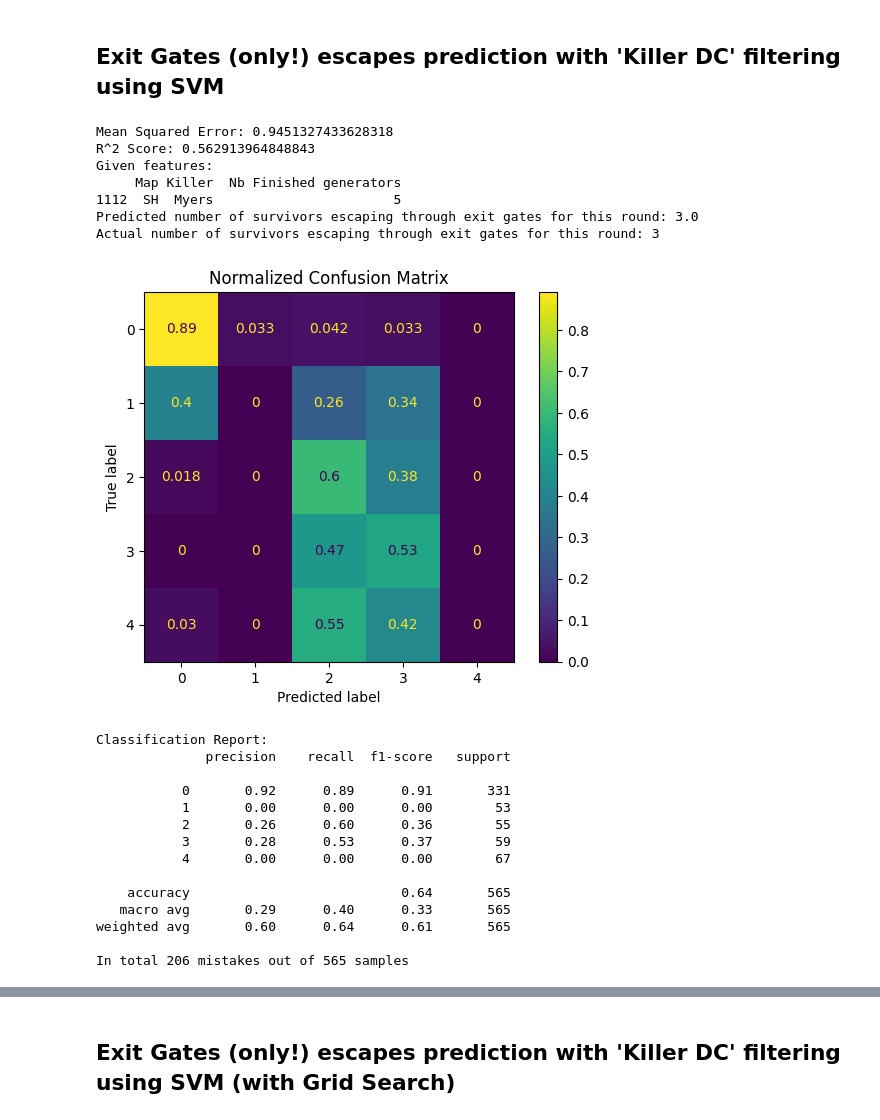
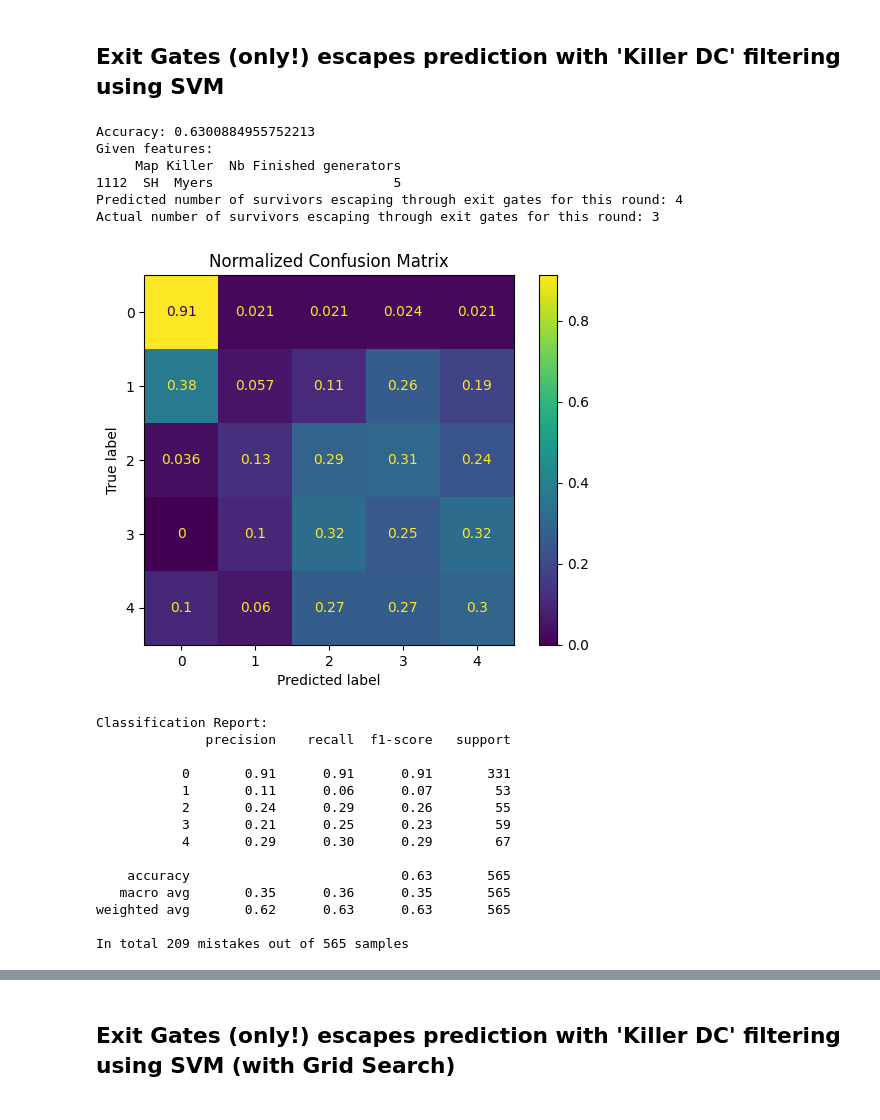
Before and after one commit to doubavitch/Dead-by-Daylight-Predictions, a Jupyter notebook: Dead by Daylight Predictions.ipynb, the cells around one changed output, grey strips where cells are left out. Drawn from its saved outputs; the diff is of its cells as text; code cells hidden in the pictures.

Commit message:
added explanations and win/loss predictions

```diff
--- a/Dead by Daylight Predictions.ipynb
+++ b/Dead by Daylight Predictions.ipynb
@@ -478,6 +650,21 @@ Actual: 4, Predicted: 1.0
 # %% [markdown]
 ## Exit Gates (only!) escapes prediction with 'Killer DC' filtering using SVM
 # %%
+import pandas as pd
+import numpy as np
+from sklearn.compose import ColumnTransformer
+from sklearn.ensemble import RandomForestClassifier
+from sklearn.metrics import confusion_matrix, classification_report, ConfusionMatrixDisplay, roc_curve, auc
+from sklearn.model_selection import train_test_split
+from sklearn.pipeline import Pipeline
+from sklearn.preprocessing import OneHotEncoder, StandardScaler, label_binarize
+from sklearn.multiclass import OneVsRestClassifier
+import matplotlib.pyplot as plt
+from tqdm import tqdm
+
+# Load the dataset
+data = pd.read_csv('Dead by Daylight data.csv')
+
 # Filter out matches where 'Comments' contains 'Killer DC'
 data = data[~data['Comments'].str.contains('Killer DC', na=False)]
 
@@ -503,7 +690,7 @@ preprocessor = ColumnTransformer(
 # Create the model pipeline
 model = Pipeline(steps=[
     ('preprocessor', preprocessor),
-    ('regressor', SVR(kernel='rbf', C=1.0, epsilon=0.1)) #radial basis function kernel
+    ('classifier', OneVsRestClassifier(RandomForestClassifier(n_estimators=100, random_state=42)))
 ])
 
 # Split the data into training and testing sets
@@ -513,18 +700,15 @@ X_train, X_test, y_train, y_test = train_test_split(features, target, test_size=
 model.fit(X_train, y_train)
 
 # Make predictions
-y_pred = np.round(model.predict(X_test)).clip(0, 4)  # to have an integer between 0 and 4 as output
+y_pred = model.predict(X_test)
 
 # Evaluate the model
-mse = mean_squared_error(y_test, y_pred)
-r2 = r2_score(y_test, y_pred)
-
-print(f'Mean Squared Error: {mse}')
-print(f'R^2 Score: {r2}')
+accuracy = model.score(X_test, y_test)
+print(f'Accuracy: {accuracy}')
 
 # Example prediction
 example = X_test.iloc[0:1]
-predicted_exit_gate_escapes = np.round(model.predict(example)).clip(0, 4)
+predicted_exit_gate_escapes = model.predict(example)
 actual_exit_gate_escapes = y_test.iloc[0]
 print(f'Given features: \n{example}')
 print(f'Predicted number of survivors escaping through exit gates for this round: {predicted_exit_gate_escapes[0]}')
@@ -539,50 +723,73 @@ conf_matrix_normalized = conf_matrix.astype('float') / conf_matrix.sum(axis=1)[:
 
 disp = ConfusionMatrixDisplay(confusion_matrix=conf_matrix_normalized, display_labels=class_names)
 disp.plot(cmap='viridis')
 plt.title('Normalized Confusion Matrix')
 plt.show()
+
 # Classification Report
 print('Classification Report:')
 print(classification_report(y_test, y_pred))
 
 # Save the model
-#joblib.dump(model, 'dbd_exit_gate_escape_prediction_model_no_killer_dc_svm.pkl')
+# joblib.dump(model, 'dbd_exit_gate_escape_prediction_model_no_killer_dc_rf.pkl')
 
 # Error analysis
 err = []
 for i in range(len(y_test)):
     if y_test.iloc[i] != y_pred[i]:
         err.append(i)
 
 print(f'In total {len(err)} mistakes out of {len(y_test)} samples')
 
 for i in tqdm(range(len(err))):
     index = err[i]
     print(f'Mistake {i+1}:')
     print(f'Features: \n{X_test.iloc[index]}')
     print(f'Actual: {y_test.iloc[index]}, Predicted: {y_pred[index]}')
     print('-' * 50)
+
+# ROC Curve
+y_test_bin = label_binarize(y_test, classes=class_names)
+y_pred_prob = model.predict_proba(X_test)
+
+fpr = dict()
+tpr = dict()
+roc_auc = dict()
+for i in range(len(class_names)):
+    fpr[i], tpr[i], _ = roc_curve(y_test_bin[:, i], y_pred_prob[:, i])
+    roc_auc[i] = auc(fpr[i], tpr[i])
+
+plt.figure()
+for i in range(len(class_names)):
+    plt.plot(fpr[i], tpr[i], label=f'Class {i} (area = {roc_auc[i]:.2f})')
+plt.plot([0, 1], [0, 1], 'k--')
+plt.xlim([0.0, 1.0])
+plt.ylim([0.0, 1.05])
+plt.xlabel('False Positive Rate')
+plt.ylabel('True Positive Rate')
+plt.title('Receiver Operating Characteristic (ROC) Curves')
+plt.legend(loc='lower right')
+plt.show()
 # %% [output]
-Mean Squared Error: 0.9451327433628318
-R^2 Score: 0.562913964848843
+Accuracy: 0.6300884955752213
 Given features:
      Map Killer  Nb Finished generators
 1112  SH  Myers                       5
-Predicted number of survivors escaping through exit gates for this round: 3.0
+Predicted number of survivors escaping through exit gates for this round: 4
 Actual number of survivors escaping through exit gates for this round: 3
-[figure, old version]
+[figure, new version]
 Classification Report:
               precision    recall  f1-score   support
 
-           0       0.92      0.89      0.91       331
-           1       0.00      0.00      0.00        53
-           2       0.26      0.60      0.36        55
-           3       0.28      0.53      0.37        59
-           4       0.00      0.00      0.00        67
+           0       0.91      0.91      0.91       331
+           1       0.11      0.06      0.07        53
+           2       0.24      0.29      0.26        55
+           3       0.21      0.25      0.23        59
+           4       0.29      0.30      0.29        67
 
-    accuracy                           0.64       565
-   macro avg       0.29      0.40      0.33       565
-weighted avg       0.60      0.64      0.61       565
+    accuracy                           0.63       565
+   macro avg       0.35      0.36      0.35       565
+weighted avg       0.62      0.63      0.63       565
 
-In total 206 mistakes out of 565 samples
+In total 209 mistakes out of 565 samples
 Mistake 1:
```
Also changed, not shown: parts of 20 cells of this notebook.
